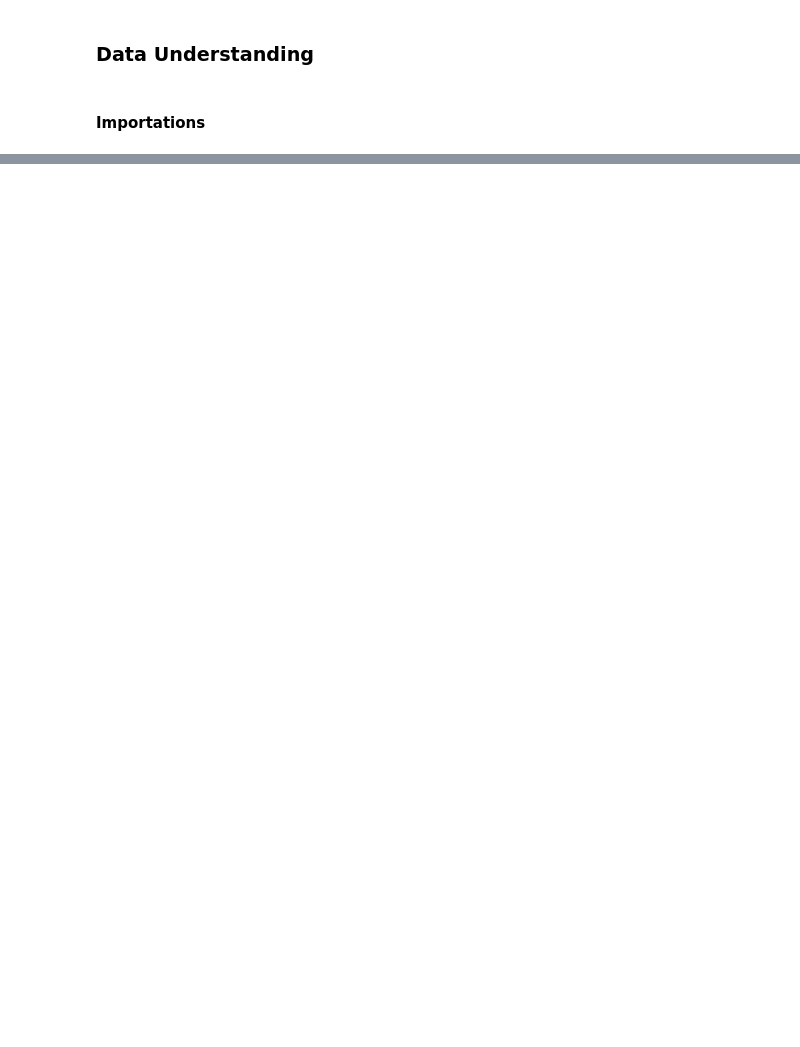
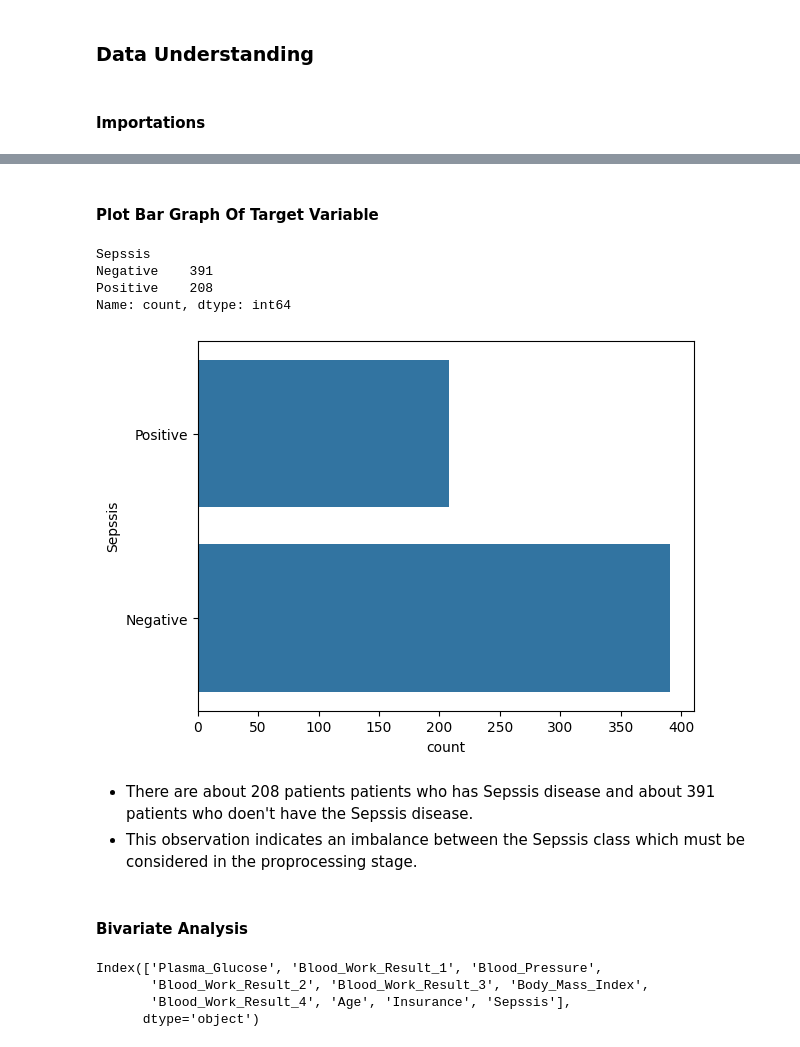
Before and after one commit to adubrightkwartengsnr/P5-Sepsis-Prediction-Embedding-Machine-Learning-Model-In-API, a Jupyter notebook: dev/sepsis_prediction.ipynb, the cells around one changed output, grey strips where cells are left out. Saved outputs shown, nothing was run; the diff lists cells and outputs as text; code cells hidden in the pictures; blank space fills up the shorter version.

```diff
--- a/dev/sepsis_prediction.ipynb
+++ b/dev/sepsis_prediction.ipynb
@@ -73,0 +250,27 @@ hello world
+# %% [markdown]
+#### Plot Bar Graph Of Target Variable
+# %%
+df["Sepssis"].value_counts()
+# %% [output]
+Sepssis
+Negative    391
+Positive    208
+Name: count, dtype: int64
+# %%
+# countplot of target variable
+sns.countplot(df["Sepssis"])
+plt.show()
+# %% [output]
+[figure, added]
+# %% [markdown]
+- There are about 208 patients patients who has Sepssis disease and about 391 patients who doen't have the Sepssis disease.
+- This observation indicates an imbalance between the Sepssis class which must be considered in the proprocessing stage.
+# %% [markdown]
+#### Bivariate Analysis
+# %%
+df.columns
+# %% [output]
+Index(['Plasma_Glucose', 'Blood_Work_Result_1', 'Blood_Pressure',
+       'Blood_Work_Result_2', 'Blood_Work_Result_3', 'Body_Mass_Index',
+       'Blood_Work_Result_4', 'Age', 'Insurance', 'Sepssis'],
+      dtype='object')
```
Also changed, not shown: parts of 33 cells of this notebook, 1 other file.
